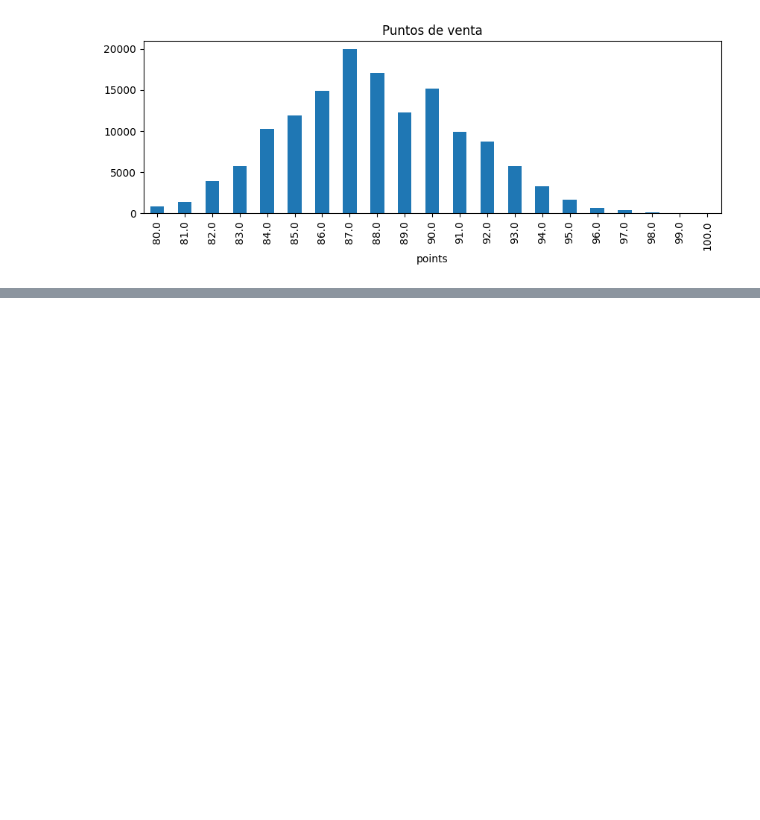
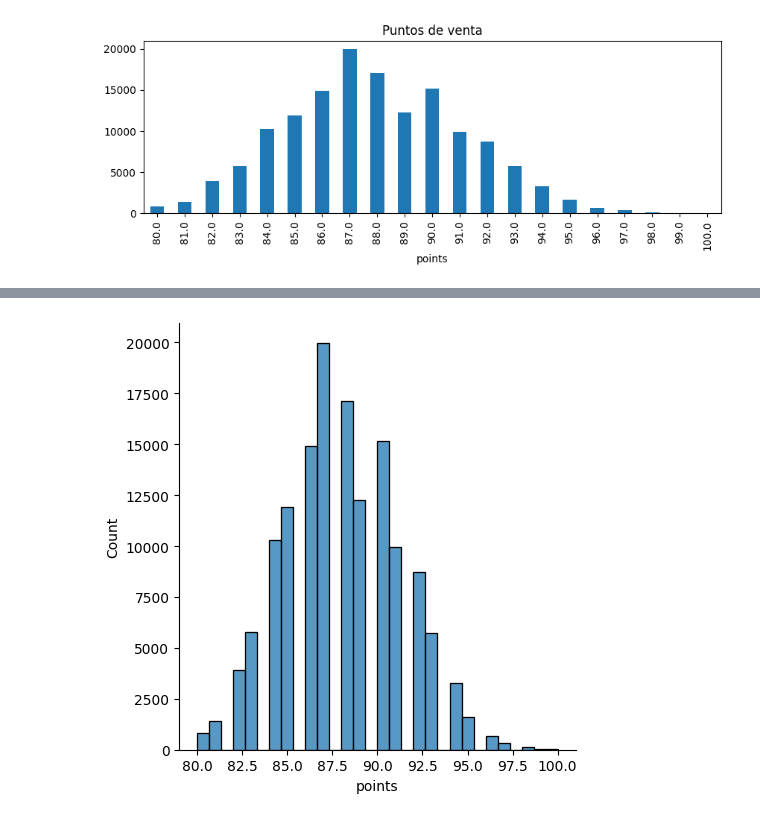
Before and after one commit to andresfkyjas/pad20252_1, a Jupyter notebook: src/clases_ad/clase_4_graficos.ipynb, the cells around one changed output, grey strips where cells are left out. Saved outputs shown, nothing was run; the diff lists cells and outputs as text; code cells hidden in the pictures; blank space fills up the shorter version.

```diff
--- a/src/clases_ad/clase_4_graficos.ipynb
+++ b/src/clases_ad/clase_4_graficos.ipynb
@@ -104,0 +130,4 @@ df2["points"].value_counts().sort_index().plot.bar(figsize=(10,3),fontsize=10,ti
+# %%
+ax = sns.displot(df2["points"],bins=30,kde=False)
+# %% [output]
+[figure, added]
```
Also changed, not shown: parts of 17 cells of this notebook, 1 other file.
